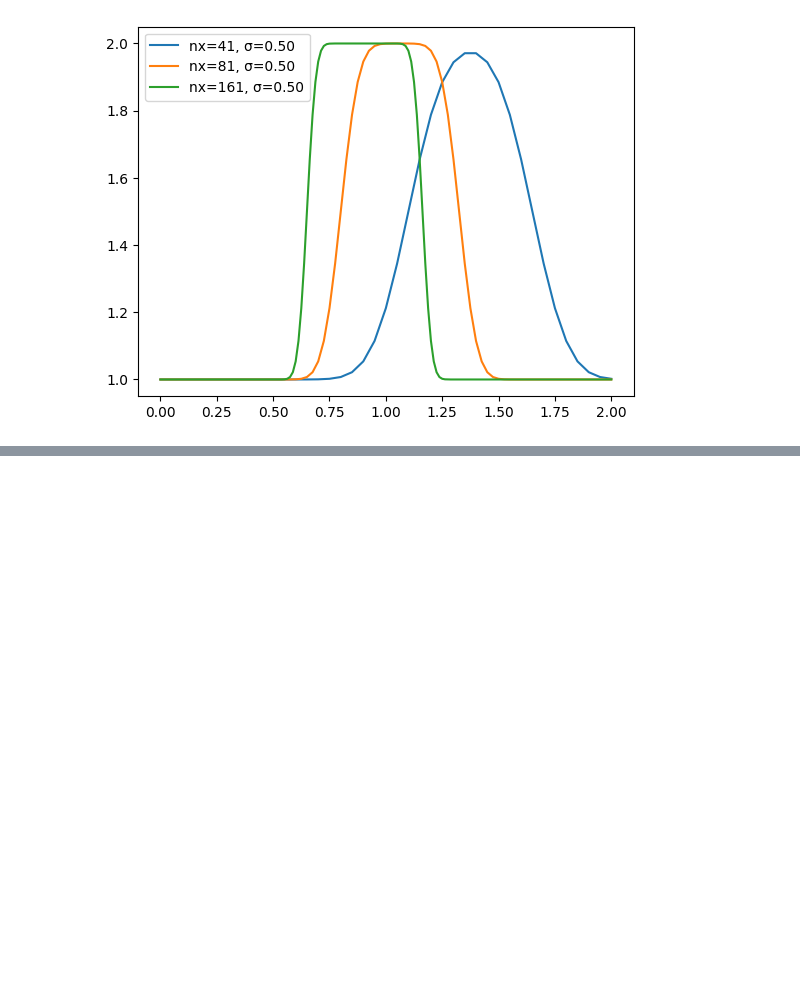
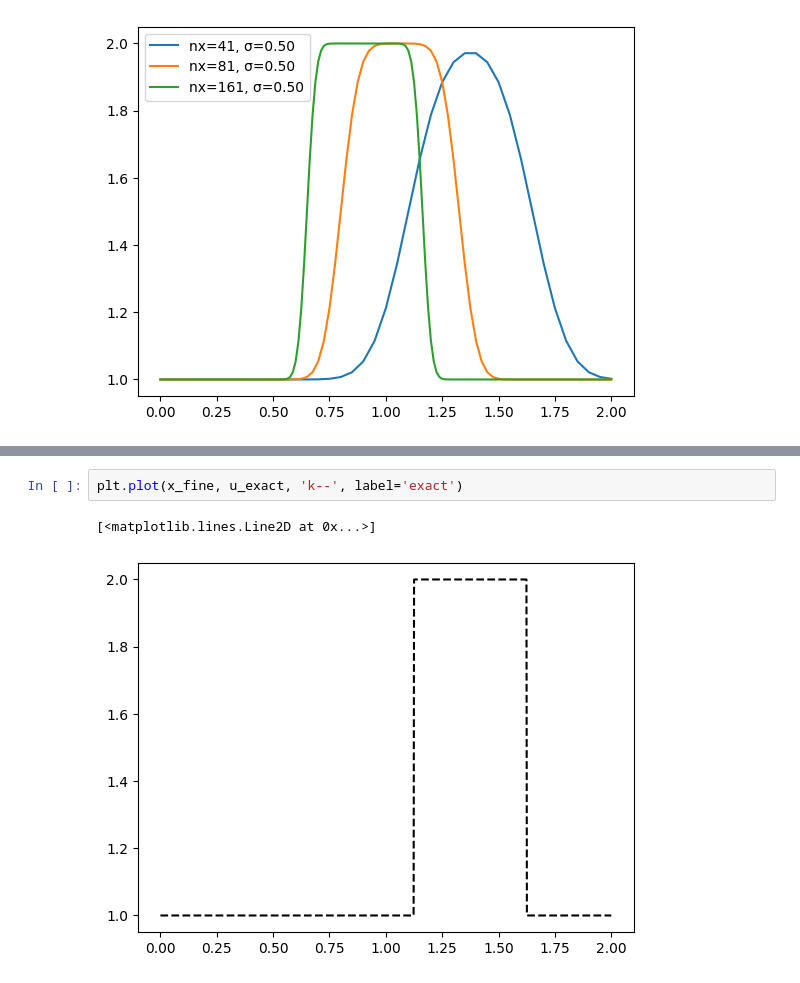
Before and after one commit to 022368-ops/cfd-python-12steps, a Jupyter notebook: step01_linear_convection.ipynb, the cells around one changed output, grey strips where cells are left out. Drawn from its saved outputs; the diff is of its cells as text; blank space fills up the shorter version.

```diff
--- a/step01_linear_convection.ipynb
+++ b/step01_linear_convection.ipynb
@@ -80,0 +111,5 @@ plt.show()
+# %%
+plt.plot(x_fine, u_exact, 'k--', label='exact')
+# %% [output]
+[<matplotlib.lines.Line2D at 0x...>]
+[figure, added]
```
Also changed, not shown: parts of 1 cell of this notebook.
